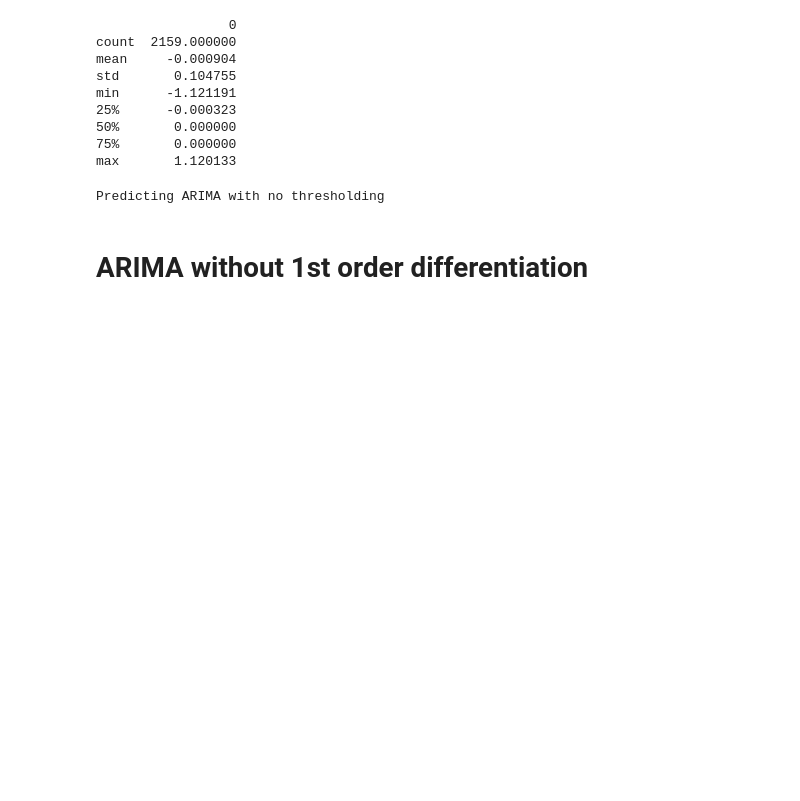
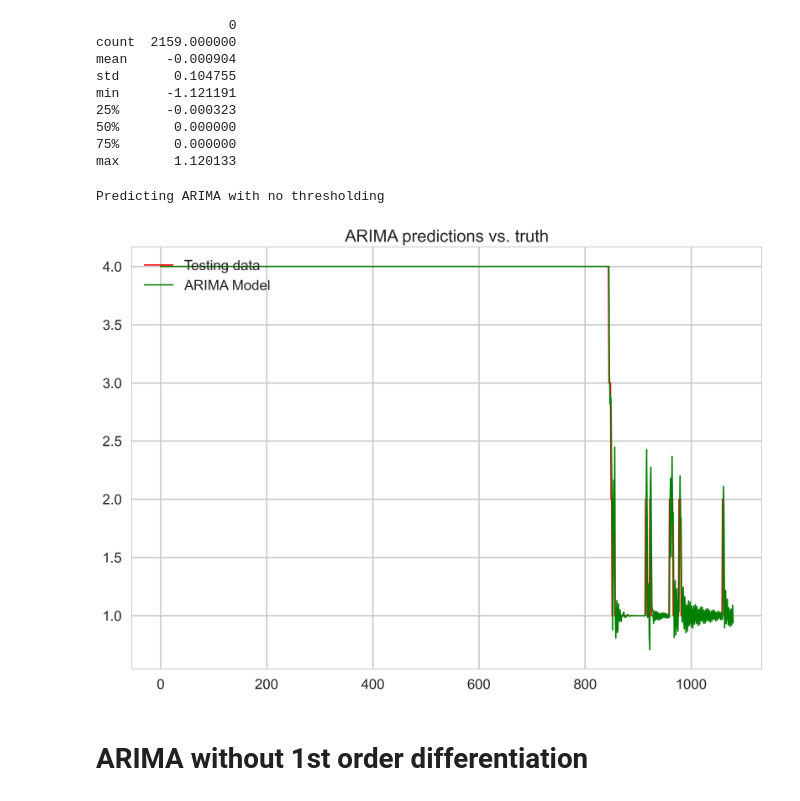
Before and after one commit to tonglinyan/animal_trajectory_prediction, a Jupyter notebook: Ants/code/ant_chamber_forecasting_ARIMA.ipynb, the cells around one changed output. Drawn from its saved outputs; the diff is of its cells as text; code cells hidden in the pictures; blank space fills up the shorter version.

```diff
--- a/Ants/code/ant_chamber_forecasting_ARIMA.ipynb
+++ b/Ants/code/ant_chamber_forecasting_ARIMA.ipynb
@@ -23,4 +23,4 @@ plt.rcParams["mathtext.fontset"] = "cm"
 # %%
 #oex_tickers = ["AAPL", "ABBV", "ABT", "ACN","ADBE","AIG", "ALL", "AMGN", "AMT", "AMZN", "AXP", "BA", "BAC","BIIB","BK","BKNG","BLK","BMY","C","CAT","CHTR","CL","CMCSA","COF","COP","COST","CRM","CSCO","CVS","CVX","DD","DHR","DIS","DUK","EMR","EXC","F","FB","FDX","GD","GE","GILD","GM","GOOG","GOOGL","GS","HD","HON","IBM","INTC","JNJ","JPM","KHC","KMI","KO","LLY","LMT","LOW","MA","MCD","MDLZ","MDT","MET","MMM","MO","MRK","MS","MSFT","NEE","NFLX","NKE","NVDA","ORCL","OXY","PEP","PFE","PG","PM","PYPL","QCOM","RTX","SBUX","SLB","SO","SPG","T","TGT","TMO","UNH","UNP","UPS","USB","V","VZ","WBA","WFC","WMT","XOM"]
 # %%
-training_data = pd.read_csv('../dataset/ant/time_series_chamber.csv')
+training_data = pd.read_csv('../dataset/time_series_chamber.csv')
@@ -333,7 +224,7 @@ min      -1.121191
 75%       0.000000
 max       1.120133
 # %%
-data = d_data
+data = autocorr_data
 #num_days_year = int(len(data) * 0.5)
 ground_truth, start_t = data.to_numpy(), int(len(data) * 0.5)
 predictions = list()
@@ -356,9 +247,26 @@ for t_i in tqdm(range(len(data) - start_t)):
     predictions.append(prediction[0])
 # %% [output]
 Predicting ARIMA with no thresholding
+# %%
+def plot_time_series(ts_1, ts_label_1, ts_2, ts_label_2, title, path):
+    assert len(ts_1) == len(ts_2)
+    xs = list(range(0, len(ts_1)))
+
+    plt.rcParams['savefig.dpi'] = 300
+    plt.rcParams['figure.dpi'] = 300
+
+    plt.plot(xs, ts_2, c='red', label=ts_label_2, lw = 1.5)
+    plt.plot(xs, ts_1, c='green', label=ts_label_1, lw = 1.5)
+
+    plt.title(title)
+    plt.legend(loc='upper left')
+    plt.savefig(path)
+    plt.show()
 # %%
 #print("RMSE of forecasting: ", sqrt(mean_squared_error(test_X, predictions)))
 #balances_arima = simulate_trades_continuous(predictions, ground_truth[start_t:], thresholds)
 
-plot_time_series(ts_1=predictions, ts_label_1='Vanilla ARIMA Model', ts_2=data[start_t:], ts_label_2='Close', title='ARIMA predictions vs. ground truth')
+plot_time_series(ts_1=predictions, ts_label_1='ARIMA Model', ts_2=data[start_t:], ts_label_2='Testing data', title='ARIMA predictions vs. truth', path = '../figures/numéro_arima.png')
 #plot_balance(data=balances_arima)
+# %% [output]
+[figure, added]
```
Also changed, not shown: parts of 10 cells of this notebook, 3 other files.
